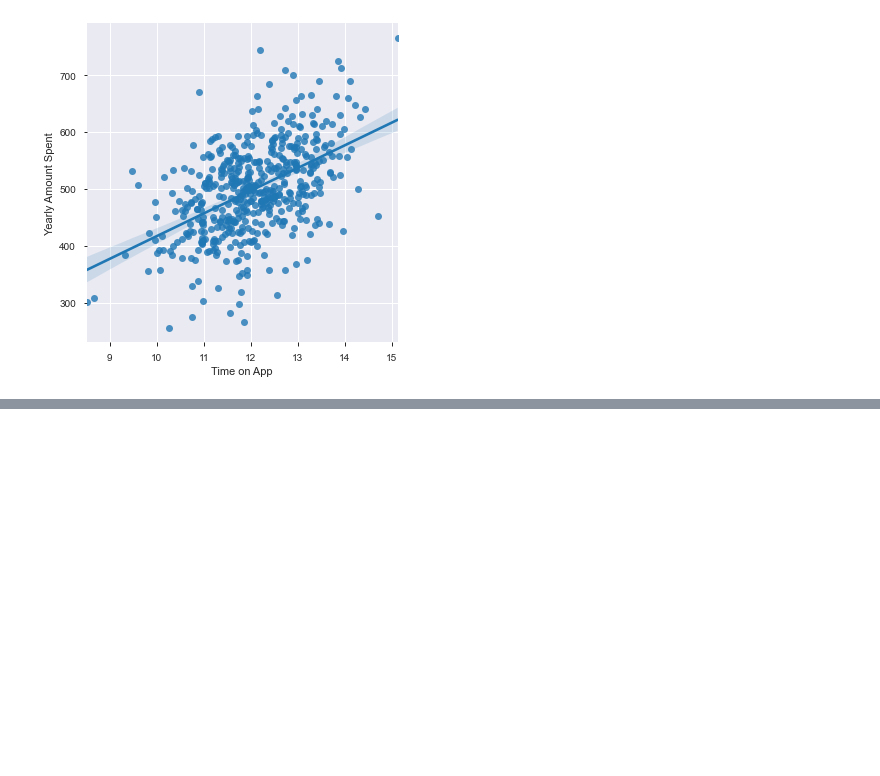
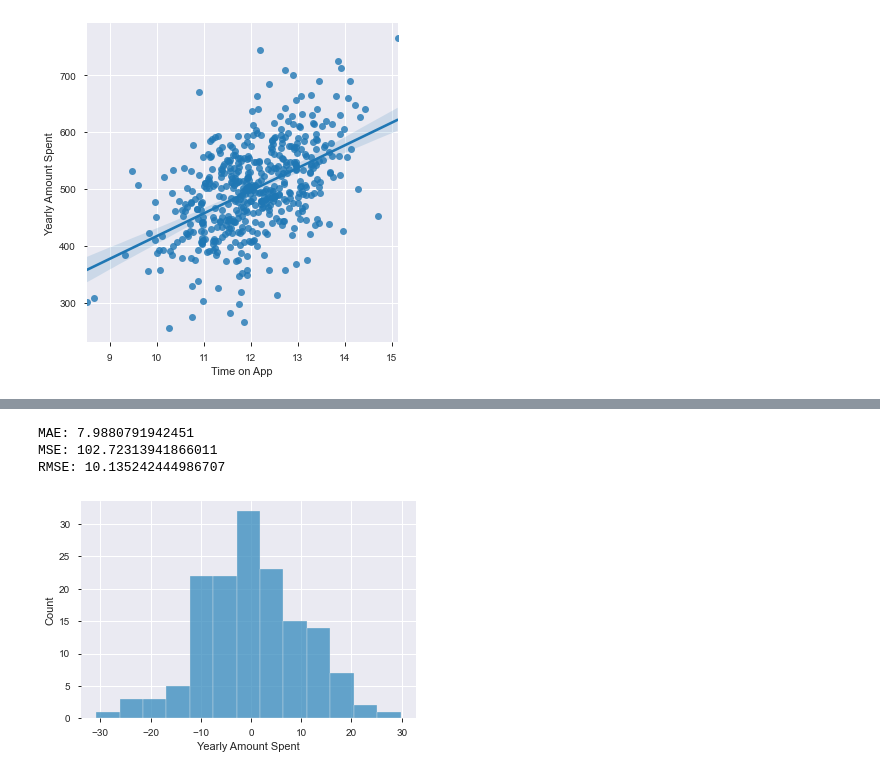
Before and after one commit to luizabamorim/Algoritmos-de-Machine-Learning, a Jupyter notebook: Regressão Linear/Ecommerce_Reg_Linear.ipynb, the cells around one changed output, grey strips where cells are left out. Drawn from its saved outputs; the diff is of its cells as text; code cells hidden in the pictures; blank space fills up the shorter version.

```diff
--- a/Regressão Linear/Ecommerce_Reg_Linear.ipynb
+++ b/Regressão Linear/Ecommerce_Reg_Linear.ipynb
@@ -221,0 +355,18 @@ plt.show()
+# %%
+from sklearn import metrics
+
+print('MAE:', metrics.mean_absolute_error(Yteste, Yprev))
+print('MSE:', metrics.mean_squared_error(Yteste, Yprev))
+print('RMSE:', np.sqrt(metrics.mean_squared_error(Yteste, Yprev)))
+# %% [output]
+MAE: 7.9880791942451
+MSE: 102.72313941866011
+RMSE: 10.135242444986707
+# %%
+##Erros
+erro= Yteste-Yprev
+# %%
+sns.histplot(erro)
+plt.show()
+# %% [output]
+[figure, added]
```
Also changed, not shown: parts of 22 cells of this notebook.
